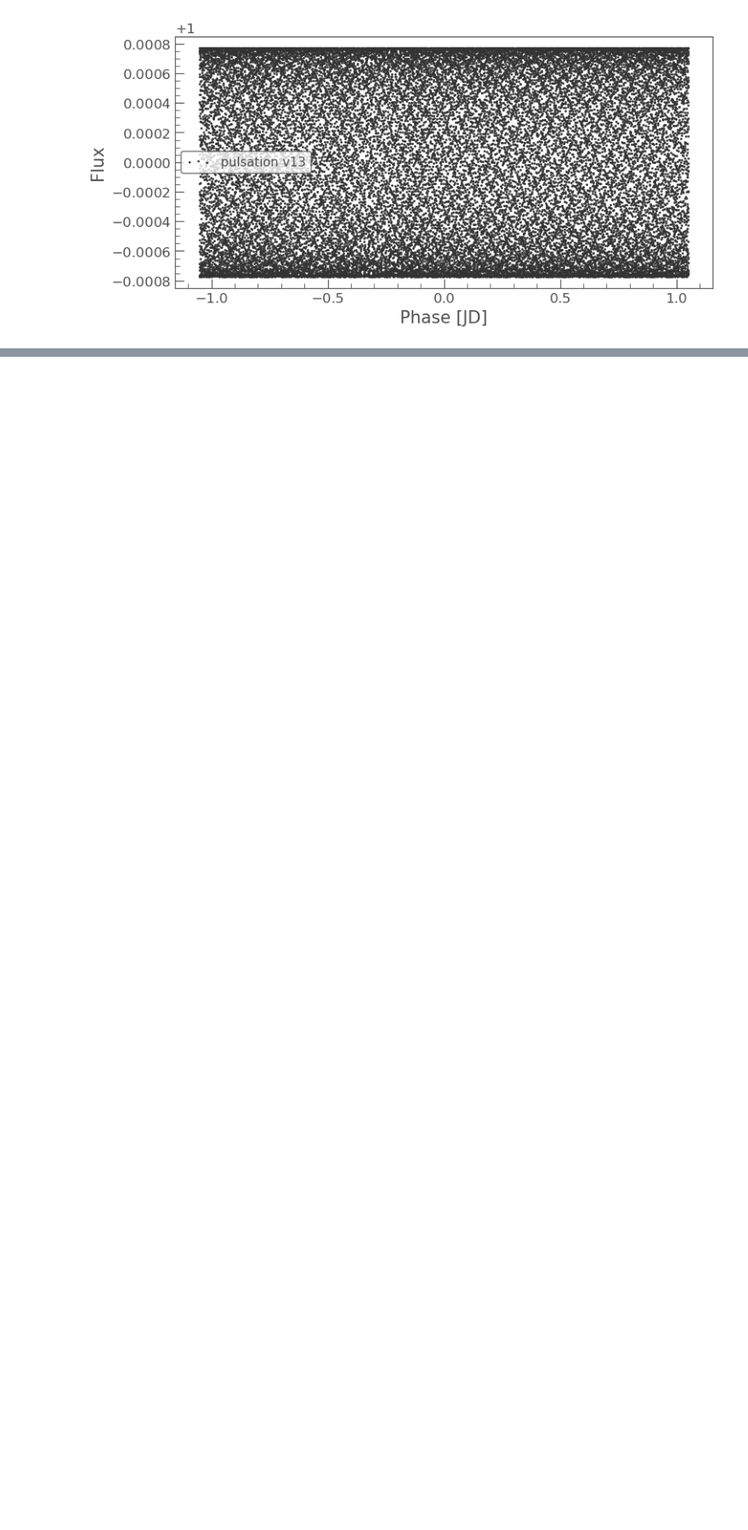
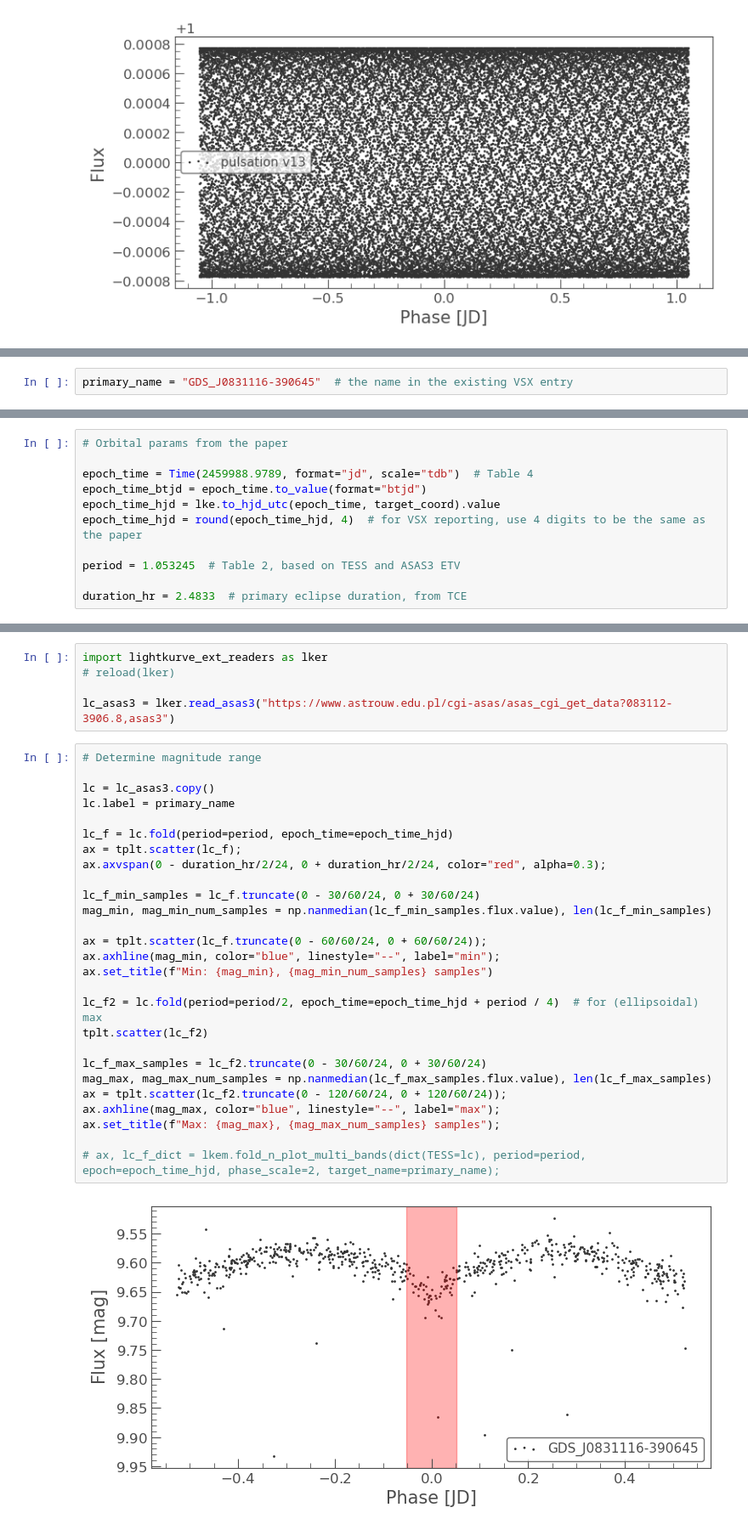
Before and after one commit to orionlee/PH_TESS_I_LightCurveViewer, a Jupyter notebook: targets/TIC_184743498_EB_Triaxial_Pulsators_2024MNRA.ipynb, the cells around one changed output, grey strips where cells are left out. Shown at 85% size. Saved outputs shown, nothing was run; the diff lists cells and outputs as text; blank space fills up the shorter version.

```diff
--- a/targets/TIC_184743498_EB_Triaxial_Pulsators_2024MNRA.ipynb
+++ b/targets/TIC_184743498_EB_Triaxial_Pulsators_2024MNRA.ipynb
@@ -552,0 +567,2 @@ Table length=1
+# %%
+primary_name = "GDS_J0831116-390645"  # the name in the existing VSX entry
@@ -552,0 +590,11 @@ Table length=1
+# %%
+# Orbital params from the paper
+
+epoch_time = Time(2459988.9789, format="jd", scale="tdb")  # Table 4
+epoch_time_btjd = epoch_time.to_value(format="btjd")
+epoch_time_hjd = lke.to_hjd_utc(epoch_time, target_coord).value
+epoch_time_hjd = round(epoch_time_hjd, 4)  # for VSX reporting, use 4 digits to be the same as the paper
+
+period = 1.053245  # Table 2, based on TESS and ASAS3 ETV
+
+duration_hr = 2.4833  # primary eclipse duration, from TCE
@@ -552,0 +626,34 @@ Table length=1
+# %%
+import lightkurve_ext_readers as lker
+# reload(lker)
+
+lc_asas3 = lker.read_asas3("https://www.astrouw.edu.pl/cgi-asas/asas_cgi_get_data?083112-3906.8,asas3")
+# %%
+# Determine magnitude range
+
+lc = lc_asas3.copy()
+lc.label = primary_name
+
+lc_f = lc.fold(period=period, epoch_time=epoch_time_hjd)
+ax = tplt.scatter(lc_f);
+ax.axvspan(0 - duration_hr/2/24, 0 + duration_hr/2/24, color="red", alpha=0.3);
+
+lc_f_min_samples = lc_f.truncate(0 - 30/60/24, 0 + 30/60/24)
+mag_min, mag_min_num_samples = np.nanmedian(lc_f_min_samples.flux.value), len(lc_f_min_samples)
+
+ax = tplt.scatter(lc_f.truncate(0 - 60/60/24, 0 + 60/60/24));
+ax.axhline(mag_min, color="blue", linestyle="--", label="min");
+ax.set_title(f"Min: {mag_min}, {mag_min_num_samples} samples")
+
+lc_f2 = lc.fold(period=period/2, epoch_time=epoch_time_hjd + period / 4)  # for (ellipsoidal) max
+tplt.scatter(lc_f2)
+
+lc_f_max_samples = lc_f2.truncate(0 - 30/60/24, 0 + 30/60/24)
+mag_max, mag_max_num_samples = np.nanmedian(lc_f_max_samples.flux.value), len(lc_f_max_samples)
+ax = tplt.scatter(lc_f2.truncate(0 - 120/60/24, 0 + 120/60/24));
+ax.axhline(mag_max, color="blue", linestyle="--", label="max");
+ax.set_title(f"Max: {mag_max}, {mag_max_num_samples} samples");
+
+# ax, lc_f_dict = lkem.fold_n_plot_multi_bands(dict(TESS=lc), period=period, epoch=epoch_time_hjd, phase_scale=2, target_name=primary_name);
+# %% [output]
+[figure, added]
```
Also changed, not shown: parts of 19 cells of this notebook.
